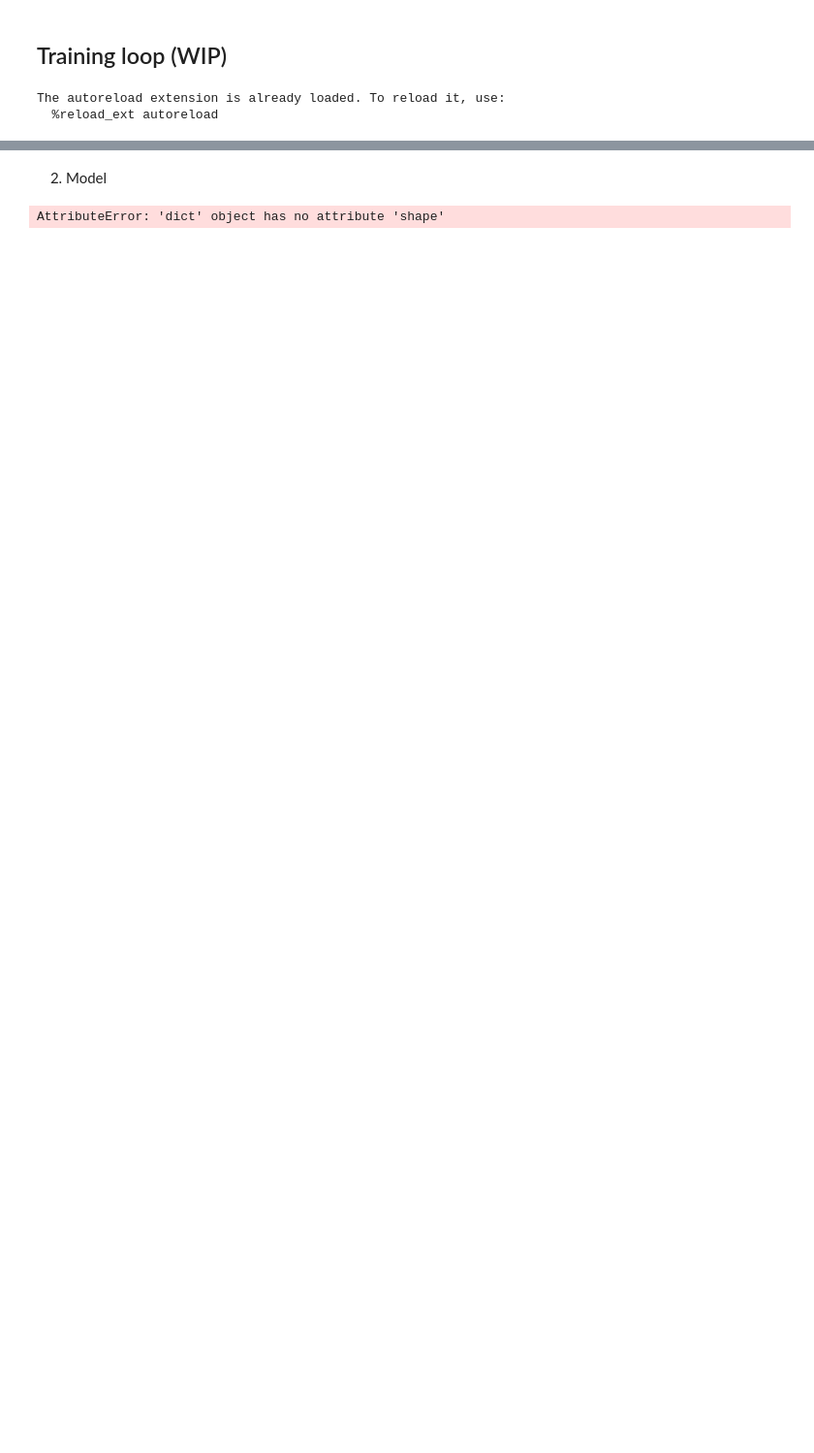
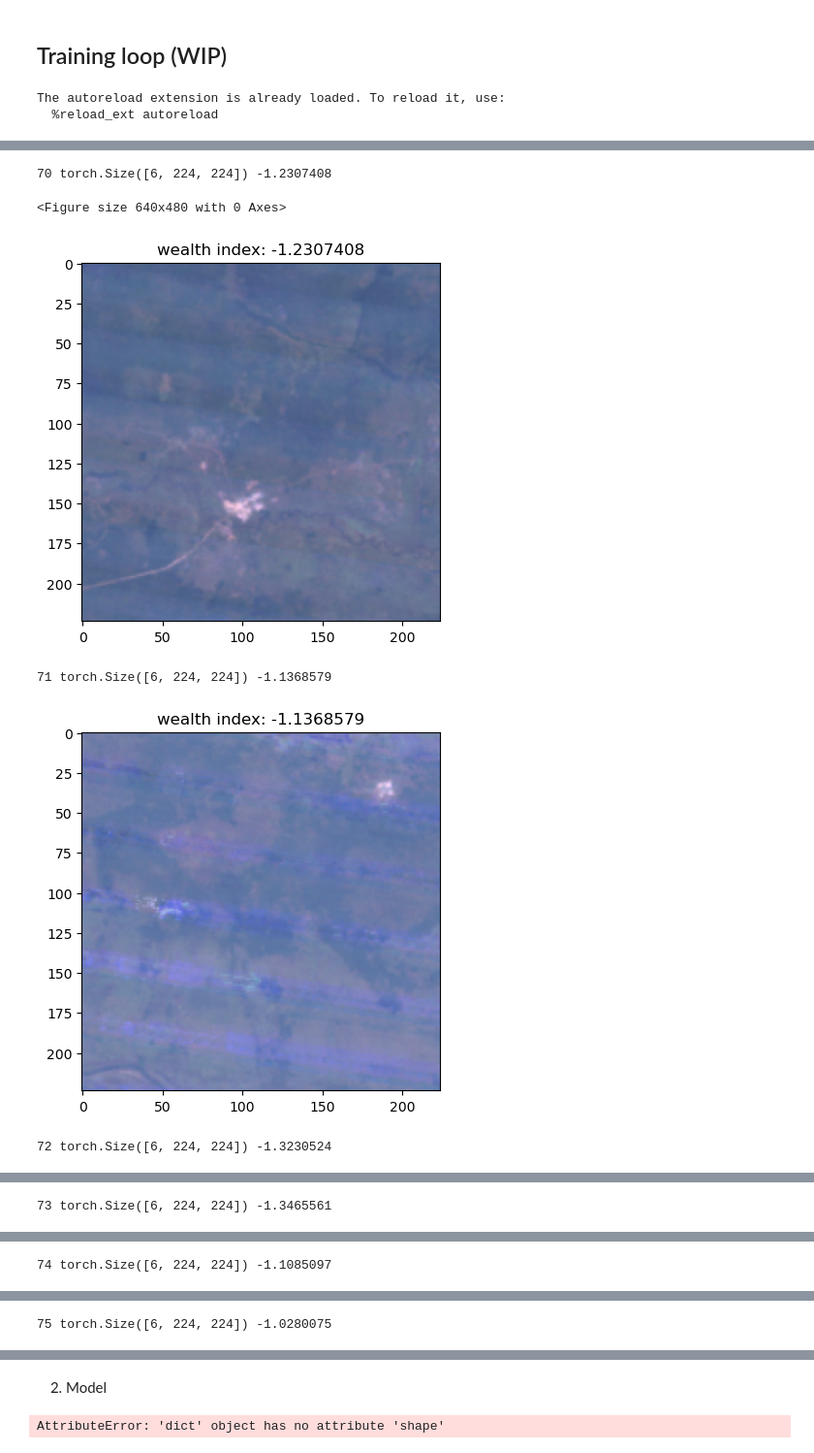
Before and after one commit to mpa-poverty/2-mpa, a Jupyter notebook: training_loop.ipynb, the cells around one changed output, grey strips where cells are left out. Shown at 97% size. Drawn from its saved outputs; the diff is of its cells as text; code cells hidden in the pictures; blank space fills up the shorter version.

Commit message:
added transforms

```diff
--- a/training_loop.ipynb
+++ b/training_loop.ipynb
@@ -103,0 +26,3 @@ loader  = torch.utils.data.DataLoader(dataset,batch_size=16)
+# %%
+CSV_PATH=os.path.join('data','wealth_index.csv')
+DATA_DIR=os.path.join('data','landsat','')
@@ -103,0 +47,12 @@ loader  = torch.utils.data.DataLoader(dataset,batch_size=16)
+# %%
+def show_sample(tile, label, swap_br=True):
+    tile_rgb = tile[:3,:,:].numpy()
+    tile_rgb = tile_rgb.transpose((1,2,0))
+    tile_rgb = tile_rgb / tile_rgb.max()
+    if swap_br:
+        tile_rgb=tile_rgb[:,:,::-1]
+    plt.figure()
+    plt.imshow((tile_rgb*255).astype(int))
+    plt.title('wealth index: '+str(label))
+    plt.show()
+    return
@@ -103,0 +71,22 @@ loader  = torch.utils.data.DataLoader(dataset,batch_size=16)
+# %%
+train_transform = torch.nn.Sequential(
+    torchvision.transforms.Resize(size=224),
+    torchvision.transforms.CenterCrop(size=224),
+    torchvision.transforms.RandomHorizontalFlip(p=0.5),
+    torchvision.transforms.ColorJitter(),
+    # torchvision.transforms.Normalize(
+    #     mean=[68.3268, 69.6629, 70.0694, 65.2206, 70.0491, 71.7645],
+    #     std =[19.1748, 21.5378, 24.4049, 19.5573, 21.6538, 23.2899]
+    #     )
+)
+test_transform  = torch.nn.Sequential(
+    torchvision.transforms.Resize(size=224),
+    torchvision.transforms.CenterCrop(size=224),
+    # torchvision.transforms.Normalize(
+    #     mean=[68.3268, 69.6629, 70.0694, 65.2206, 70.0491, 71.7645],
+    #     std =[19.1748, 21.5378, 24.4049, 19.5573, 21.6538, 23.2899]
+    #     )
+)
+# %%
+train_dataset = CustomDatasetFromCSV(CSV_PATH, DATA_DIR, transform=train_transform)
+test_dataset  = CustomDatasetFromCSV(CSV_PATH, DATA_DIR, transform=test_transform)
@@ -103,0 +102,14 @@ loader  = torch.utils.data.DataLoader(dataset,batch_size=16)
+# %%
+fig = plt.figure()
+
+for i in range(70,85):
+    sample = test_dataset[i]
+    print(i, sample['tile'].shape, sample['value'])
+    show_sample(sample['tile'], sample['value'])
+# %% [output]
+70 torch.Size([6, 224, 224]) -1.2307408
+<Figure size 640x480 with 0 Axes>
+[figure, added]
+71 torch.Size([6, 224, 224]) -1.1368579
+[figure, added]
+72 torch.Size([6, 224, 224]) -1.3230524
@@ -103,0 +117 @@ loader  = torch.utils.data.DataLoader(dataset,batch_size=16)
+73 torch.Size([6, 224, 224]) -1.3465561
@@ -103,0 +119 @@ loader  = torch.utils.data.DataLoader(dataset,batch_size=16)
+74 torch.Size([6, 224, 224]) -1.1085097
@@ -103,0 +121 @@ loader  = torch.utils.data.DataLoader(dataset,batch_size=16)
+75 torch.Size([6, 224, 224]) -1.0280075
```
Also changed, not shown: parts of 16 cells of this notebook, 4 other files.
